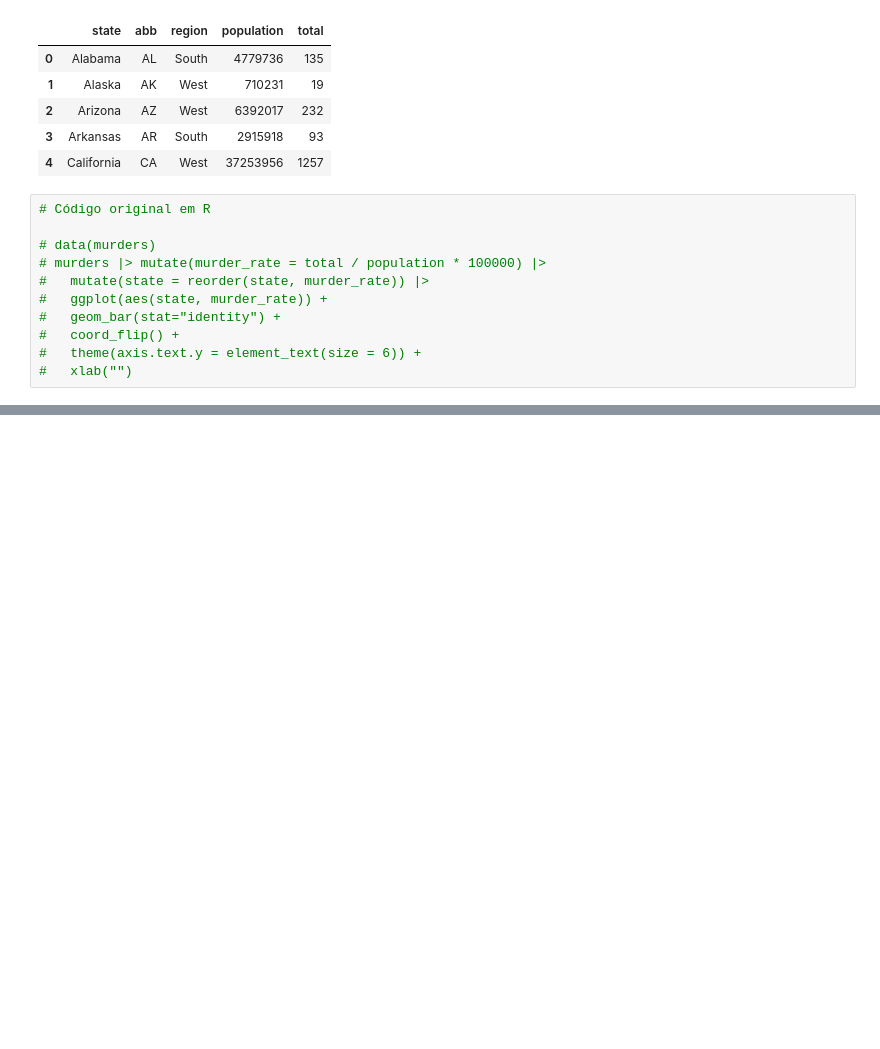
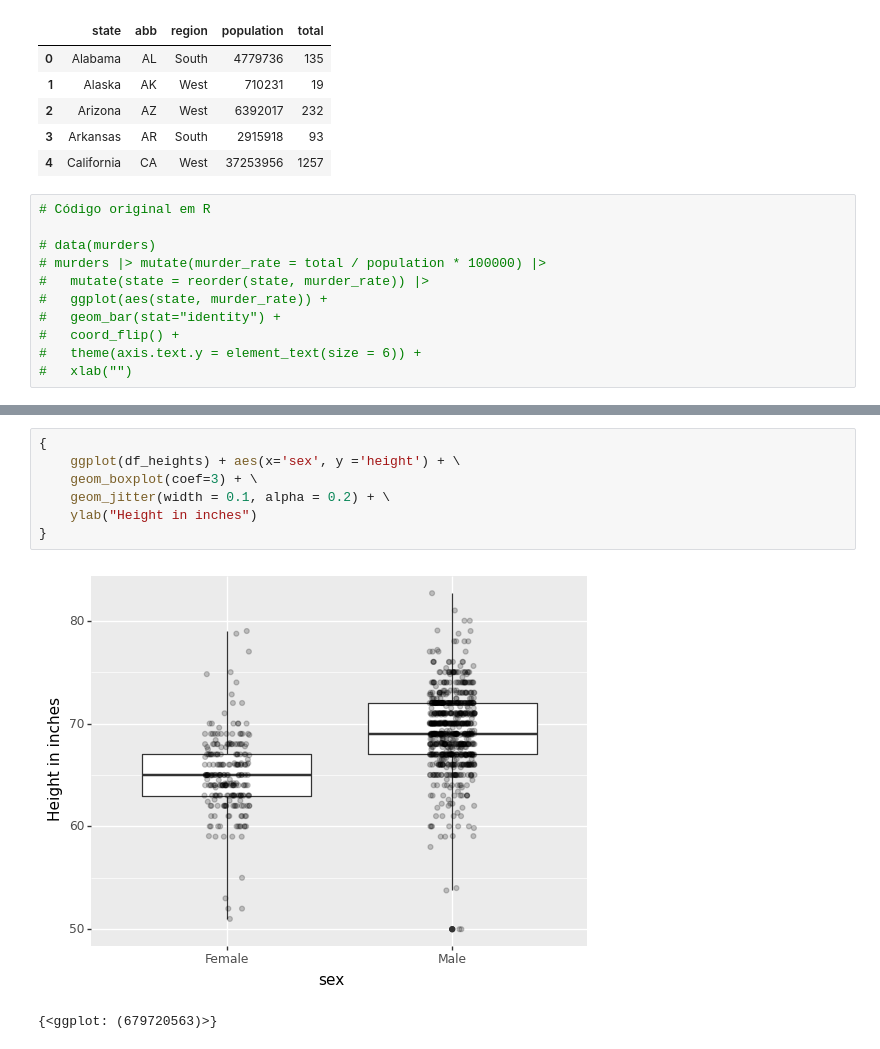
Before and after one commit to pdcos/analise_visual_ciencia_de_dados, a Jupyter notebook: participacao_3/solutions_3.ipynb, the cells around one changed output, grey strips where cells are left out. Saved outputs shown, nothing was run; the diff lists cells and outputs as text; blank space fills up the shorter version.

```diff
--- a/participacao_3/solutions_3.ipynb
+++ b/participacao_3/solutions_3.ipynb
@@ -62,0 +112,10 @@ df = (df_murders
+# %%
+{
+    ggplot(df_heights) + aes(x='sex', y ='height') + \
+    geom_boxplot(coef=3) + \
+    geom_jitter(width = 0.1, alpha = 0.2) + \
+    ylab("Height in inches")
+}
+# %% [output]
+[figure, added]
+{<ggplot: (679720563)>}
```
Also changed, not shown: parts of 8 cells of this notebook.
